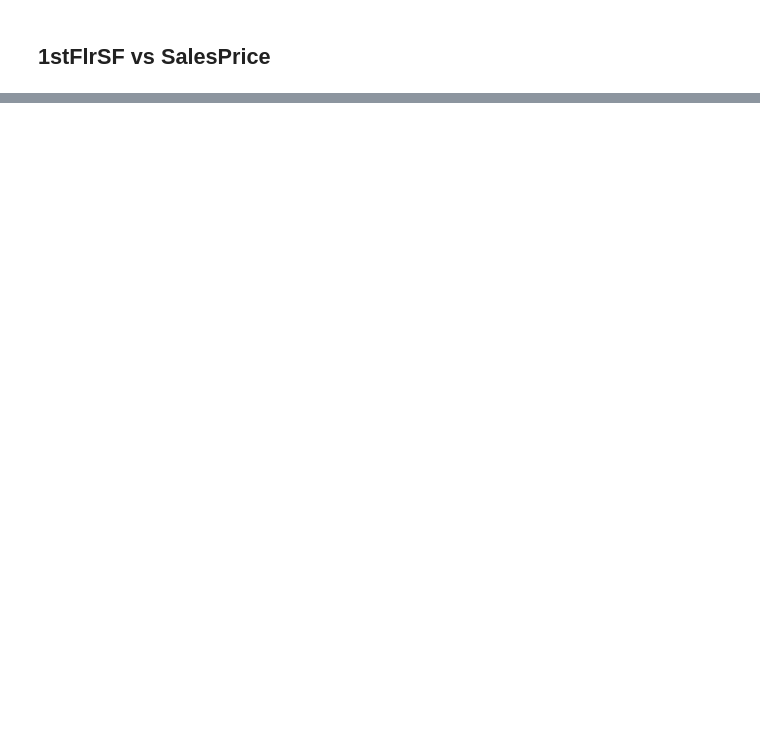
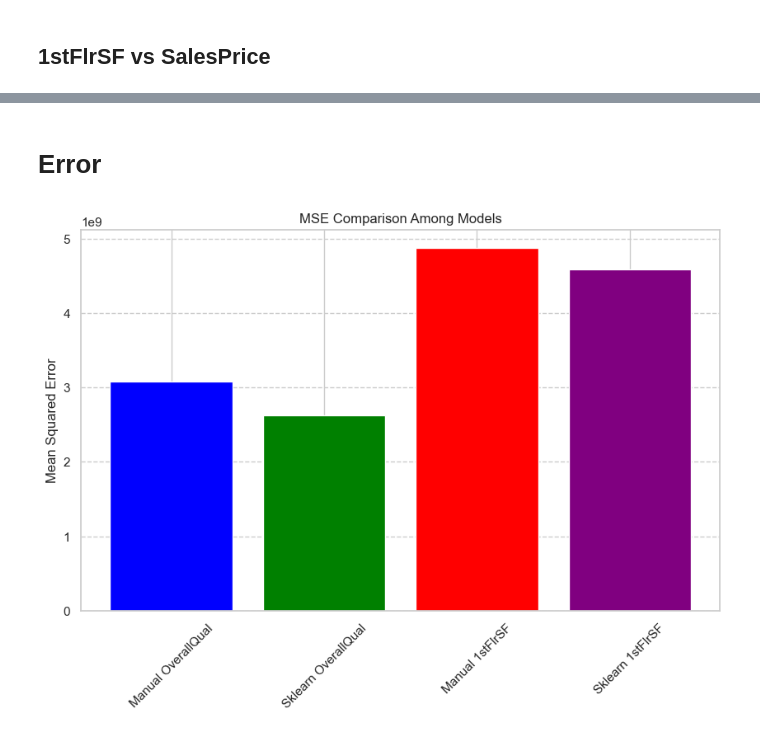
Before and after one commit to yosefmarr/python-project-1, a Jupyter notebook: project.ipynb, the cells around one changed output, grey strips where cells are left out. Cells and saved outputs as stored; diff of their text form; code cells hidden in the pictures; blank space fills up the shorter version.

```diff
--- a/project.ipynb
+++ b/project.ipynb
@@ -320,0 +330,4 @@ model = SKLinearRegression()
+# %%
+# 1stFlrSF vs SalesPrice (SKL)
+SKL_1stFlrSFSalesPriceModel = SKLinearRegression()
+SKL_1stFlrSFSalesPriceModel.fit(df_1stFlrSF.reshape(-1, 1), df_SalesPrice)
@@ -320,0 +338,5 @@ model = SKLinearRegression()
+# %%
+# validation and test dataset
+df_SalesPrice_validation = df_validation_and_test_set['SalePrice'].values
+df_OverallQual_validation = df_validation_and_test_set['OverallQual'].values
+df_1stFlrSF_validation = df_validation_and_test_set['1stFlrSF'].values
@@ -320,0 +369,33 @@ model = SKLinearRegression()
+# %%
+# OverallQual vs SalesPrice
+l_predicQS, skl_predictQS, l_skl_predict_averageQS = predictionCalc(L_OverallQualSalesPriceModel, SKL_OverallQualSalesPriceModel, df_OverallQual_validation)
+# %%
+# 1stFlrSF vs SalesPrice
+l_predic1S, skl_predict1S, l_skl_predict_average1S = predictionCalc(L_1stFlrSFSalesPriceModel, SKL_1stFlrSFSalesPriceModel, df_1stFlrSF_validation)
+# %% [markdown]
+# Error
+# %%
+# Mean Squared Error (MSE)
+
+# OverallQual vs SalesPrice
+mse_l_predicQS = mean_squared_error(df_SalesPrice_validation, l_predicQS)
+mse_skl_predictQS = mean_squared_error(df_SalesPrice_validation, skl_predictQS)
+
+# 1stFlrSF vs SalesPrice
+mse_l_predic1S = mean_squared_error(df_SalesPrice_validation, l_predic1S)
+mse_skl_predict1S = mean_squared_error(df_SalesPrice_validation, skl_predict1S)
+
+mse_values = [mse_l_predicQS, mse_skl_predictQS, mse_l_predic1S, mse_skl_predict1S]
+model_names = ['Manual OverallQual', 'Sklearn OverallQual', 'Manual 1stFlrSF', 'Sklearn 1stFlrSF']
+
+plt.figure(figsize=(10, 6))
+plt.bar(model_names, mse_values, color=['blue', 'green', 'red', 'purple'])
+
+plt.title('MSE Comparison Among Models')
+plt.ylabel('Mean Squared Error')
+plt.xticks(rotation=45)
+plt.grid(axis='y', linestyle='--')
+
+plt.show()
+# %% [output]
+[figure, added]
```
Also changed, not shown: parts of 11 cells of this notebook.
